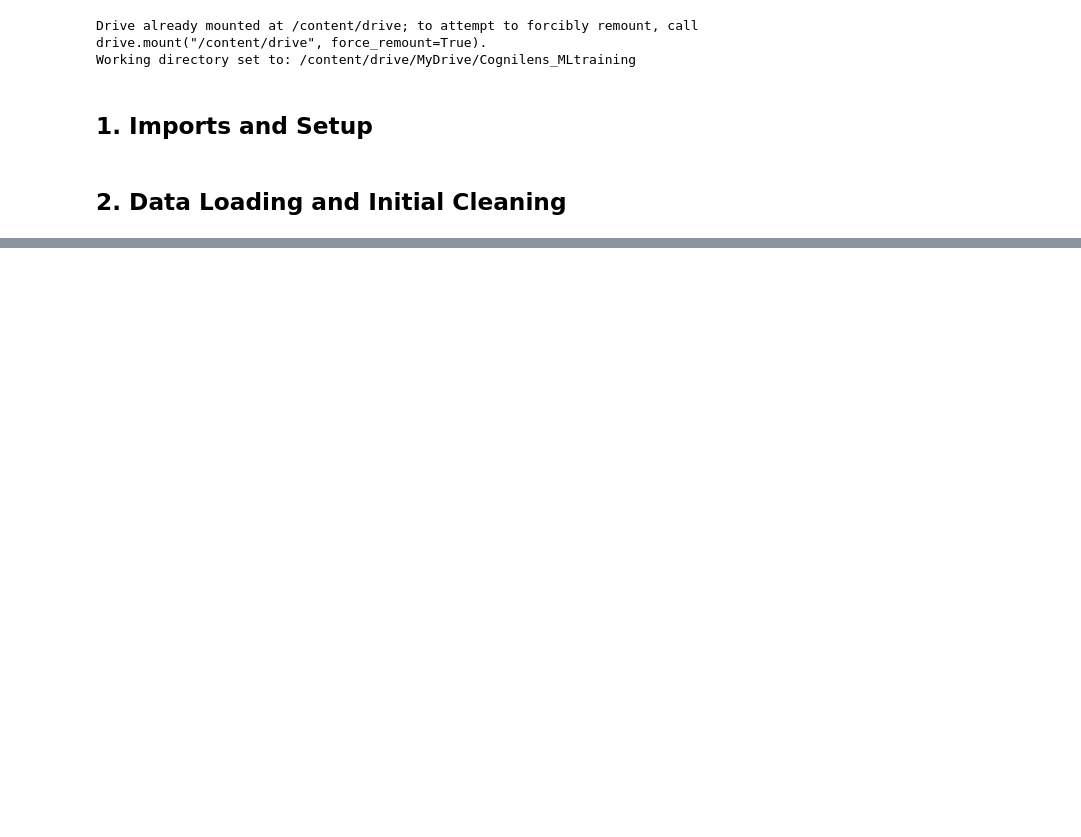
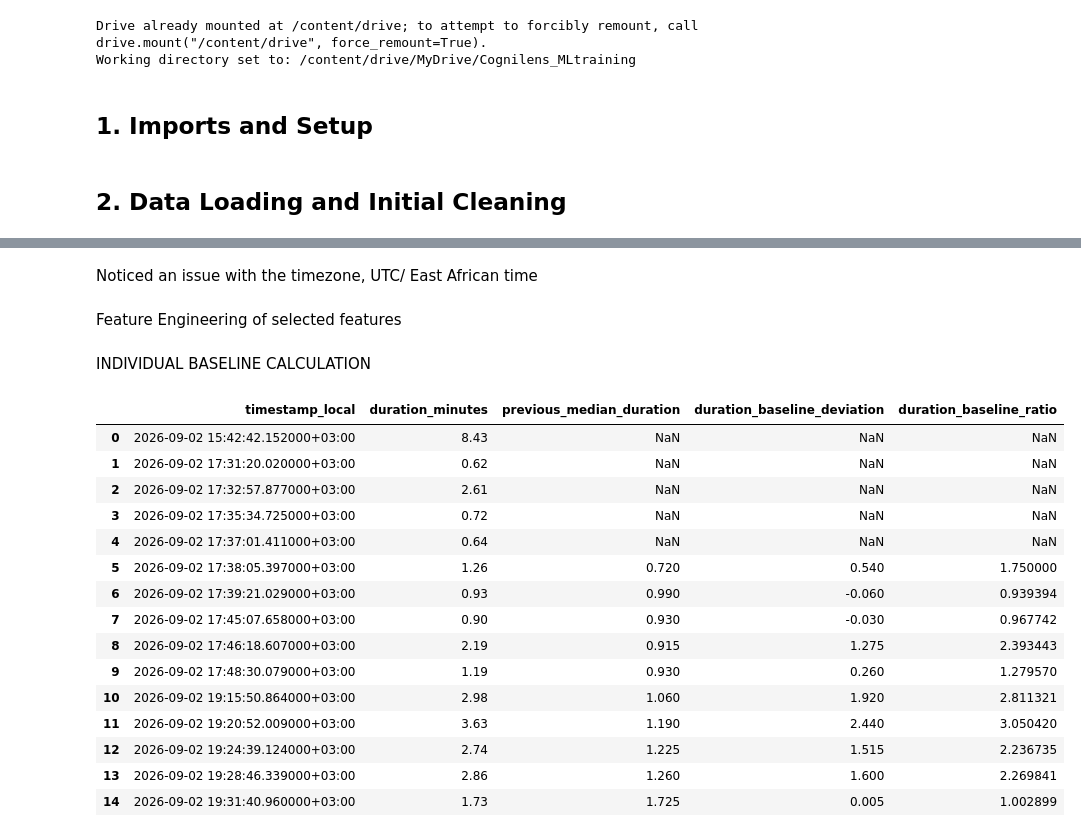
Before and after one commit to AmyMugeni/cognilens, a Jupyter notebook: Cognilens_ML_Pipeline.ipynb, the cells around one changed output, grey strips where cells are left out. Drawn from its saved outputs; the diff is of its cells as text; code cells hidden in the pictures; blank space fills up the shorter version.

```diff
--- a/Cognilens_ML_Pipeline.ipynb
+++ b/Cognilens_ML_Pipeline.ipynb
@@ -204,0 +373,2 @@ NameError: name 'FloatTensorType' is not defined
+# %% [markdown]
+Noticed an issue with the timezone, UTC/ East African time
@@ -204,0 +422,2 @@ NameError: name 'FloatTensorType' is not defined
+# %% [markdown]
+Feature Engineering of selected features
@@ -204,0 +529,58 @@ NameError: name 'FloatTensorType' is not defined
+# %% [markdown]
+INDIVIDUAL BASELINE CALCULATION
+# %%
+
+# Ensure chronological order
+df_features = df_features.sort_values(
+    ["user_id", "timestamp_local"]
+).reset_index(drop=True)
+
+# Calculate median duration from previous sessions only
+df_features["previous_median_duration"] = (
+    df_features.groupby("user_id")["duration_minutes"]
+    .transform(
+        lambda s: s.shift(1).expanding(min_periods=5).median()
+    )
+)
+
+# Current duration minus historical median
+df_features["duration_baseline_deviation"] = (
+    df_features["duration_minutes"]
+    - df_features["previous_median_duration"]
+)
+
+# Current duration relative to historical median
+df_features["duration_baseline_ratio"] = (
+    df_features["duration_minutes"]
+    / df_features["previous_median_duration"].replace(0, np.nan)
+)
+
+# Inspect the first 15 sessions
+display(
+    df_features[
+        [
+            "timestamp_local",
+            "duration_minutes",
+            "previous_median_duration",
+            "duration_baseline_deviation",
+            "duration_baseline_ratio"
+        ]
+    ].head(15)
+)
+# %% [output]
+|  | timestamp_local | duration_minutes | previous_median_duration | duration_baseline_deviation | duration_baseline_ratio |
+| 0 | 2026-09-02 15:42:42.152000+03:00 | 8.43 | NaN | NaN | NaN |
+| 1 | 2026-09-02 17:31:20.020000+03:00 | 0.62 | NaN | NaN | NaN |
+| 2 | 2026-09-02 17:32:57.877000+03:00 | 2.61 | NaN | NaN | NaN |
+| 3 | 2026-09-02 17:35:34.725000+03:00 | 0.72 | NaN | NaN | NaN |
+| 4 | 2026-09-02 17:37:01.411000+03:00 | 0.64 | NaN | NaN | NaN |
+| 5 | 2026-09-02 17:38:05.397000+03:00 | 1.26 | 0.720 | 0.540 | 1.750000 |
+| 6 | 2026-09-02 17:39:21.029000+03:00 | 0.93 | 0.990 | -0.060 | 0.939394 |
+| 7 | 2026-09-02 17:45:07.658000+03:00 | 0.90 | 0.930 | -0.030 | 0.967742 |
+| 8 | 2026-09-02 17:46:18.607000+03:00 | 2.19 | 0.915 | 1.275 | 2.393443 |
+| 9 | 2026-09-02 17:48:30.079000+03:00 | 1.19 | 0.930 | 0.260 | 1.279570 |
+| 10 | 2026-09-02 19:15:50.864000+03:00 | 2.98 | 1.060 | 1.920 | 2.811321 |
+| 11 | 2026-09-02 19:20:52.009000+03:00 | 3.63 | 1.190 | 2.440 | 3.050420 |
+| 12 | 2026-09-02 19:24:39.124000+03:00 | 2.74 | 1.225 | 1.515 | 2.236735 |
+| 13 | 2026-09-02 19:28:46.339000+03:00 | 2.86 | 1.260 | 1.600 | 2.269841 |
+| 14 | 2026-09-02 19:31:40.960000+03:00 | 1.73 | 1.725 | 0.005 | 1.002899 |
```
Also changed, not shown: parts of 81 cells of this notebook.
